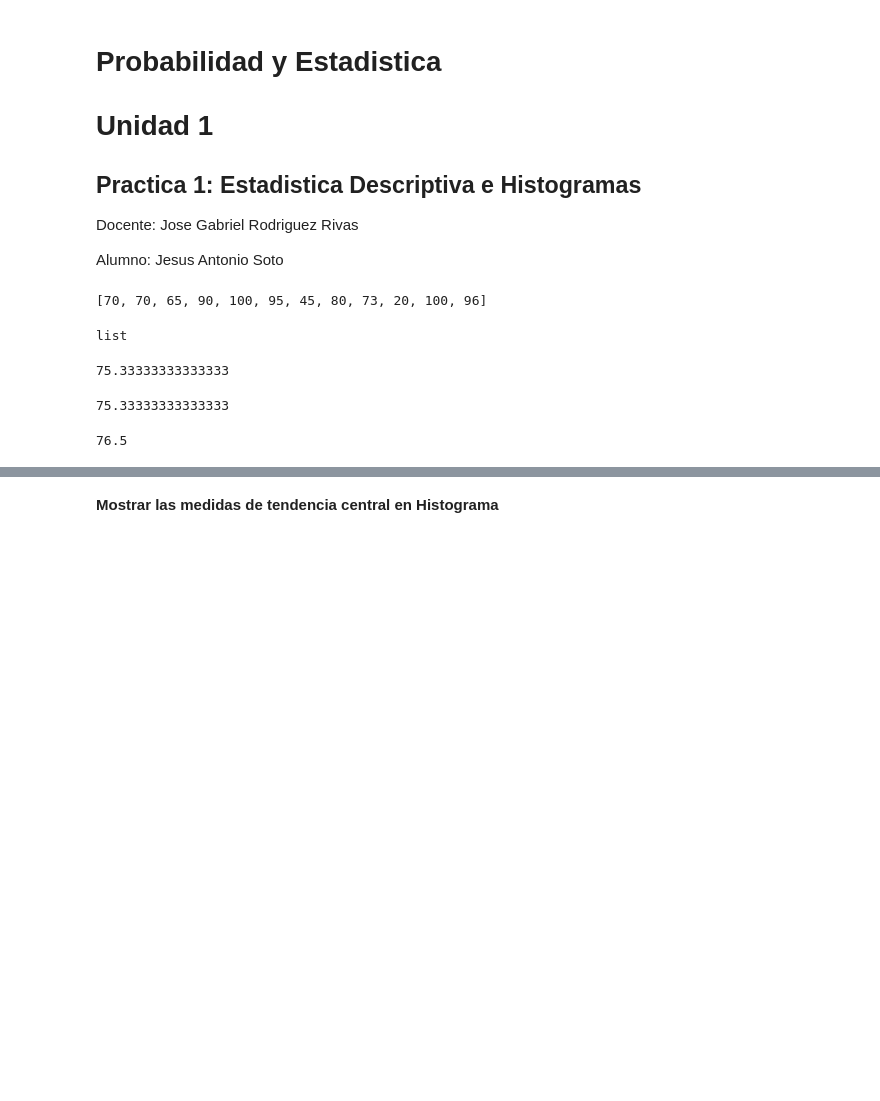
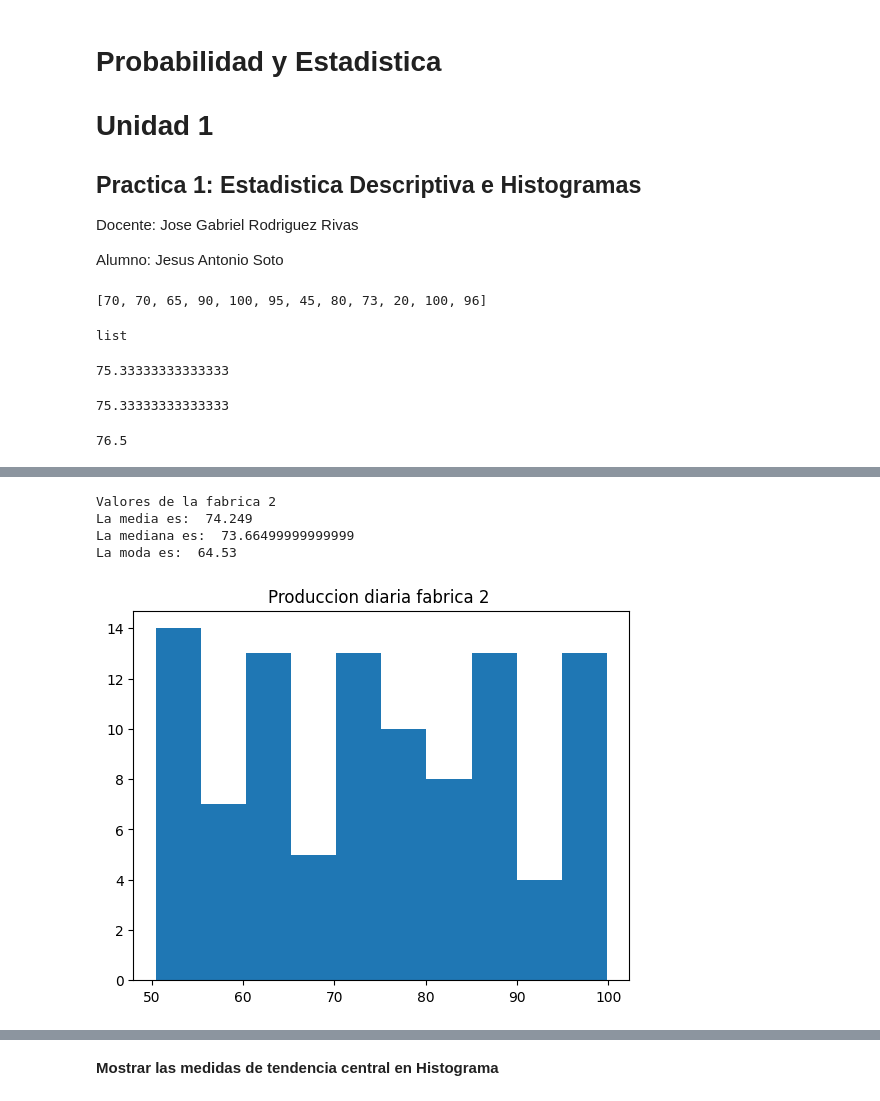
Before and after one commit to wingchicken1225-del/Probabilidad, a Jupyter notebook: Unidad1/Practica1.ipynb, the cells around one changed output, grey strips where cells are left out. Drawn from its saved outputs; the diff is of its cells as text; code cells hidden in the pictures; blank space fills up the shorter version.

```diff
--- a/Unidad1/Practica1.ipynb
+++ b/Unidad1/Practica1.ipynb
@@ -54,12 +102,20 @@ print("La moda es: ", moda1)
 # %%
-media2 = mean(frabrica2)
-mediana2 = mediana(fabrica2)
+plt.hist(fabrica2)
+plt.title("Produccion diaria fabrica 2 ")
+media2 = mean(fabrica2)
+mediana2 = median(fabrica2)
 moda2 = mode(fabrica2)
 
 print("Valores de la fabrica 2")
 print("La media es: ", media2)
 print("La mediana es: ", mediana2)
 print("La moda es: ", moda2)
+# %% [output]
+Valores de la fabrica 2
+La media es:  74.249
+La mediana es:  73.66499999999999
+La moda es:  64.53
+[figure, added]
 # %%
 #Generar 2 subplot de 1 renglon por 2 columnas para desplegar los 2 histogramas,
 #una al lado de la otra
```
Also changed, not shown: parts of 9 cells of this notebook.
